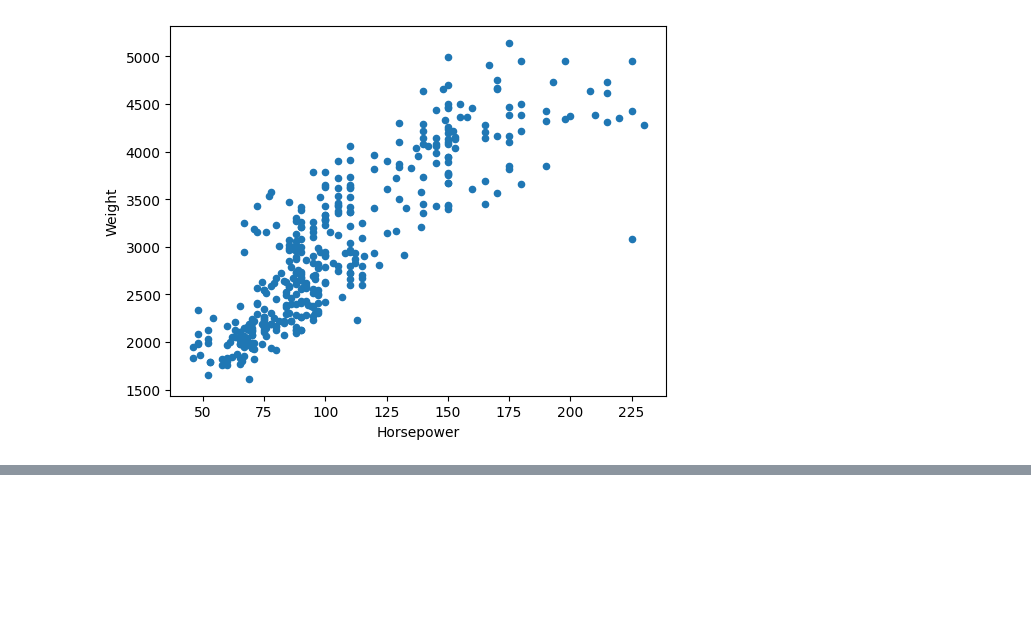
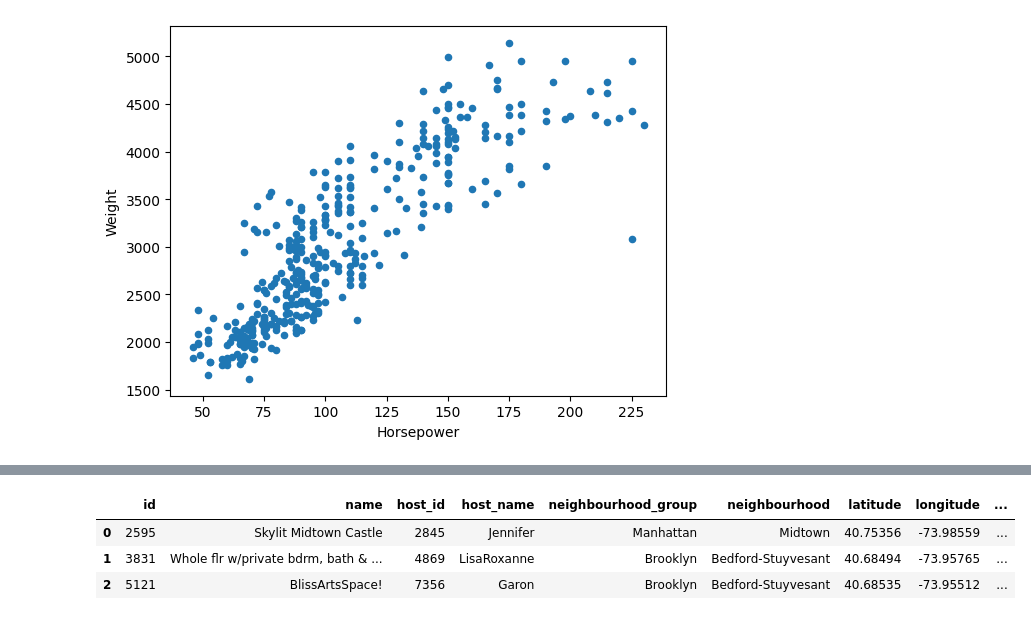
Before and after one commit to python-developer-algebra-klujic/pyds-ponavljanje, a Jupyter notebook: 3_vjezba_uvod_pandas.ipynb, the cells around one changed output, grey strips where cells are left out. Cells and saved outputs as stored; diff of their text form; code cells hidden in the pictures; blank space fills up the shorter version.

```diff
--- a/3_vjezba_uvod_pandas.ipynb
+++ b/3_vjezba_uvod_pandas.ipynb
@@ -1508,0 +1579,8 @@ cars_df.plot.scatter(x='Horsepower', y='Weight')
+# %%
+display(airbnb_df.head(3))
+display(airbnb_df.tail(3))
+# %% [output]
+|  | id | name | host_id | host_name | neighbourhood_group | neighbourhood | latitude | longitude | ... |
+| 0 | 2595 | Skylit Midtown Castle | 2845 | Jennifer | Manhattan | Midtown | 40.75356 | -73.98559 | ... |
+| 1 | 3831 | Whole flr w/private bdrm, bath & ... | 4869 | LisaRoxanne | Brooklyn | Bedford-Stuyvesant | 40.68494 | -73.95765 | ... |
+| 2 | 5121 | BlissArtsSpace! | 7356 | Garon | Brooklyn | Bedford-Stuyvesant | 40.68535 | -73.95512 | ... |
```
Also changed, not shown: parts of 8 cells of this notebook.
